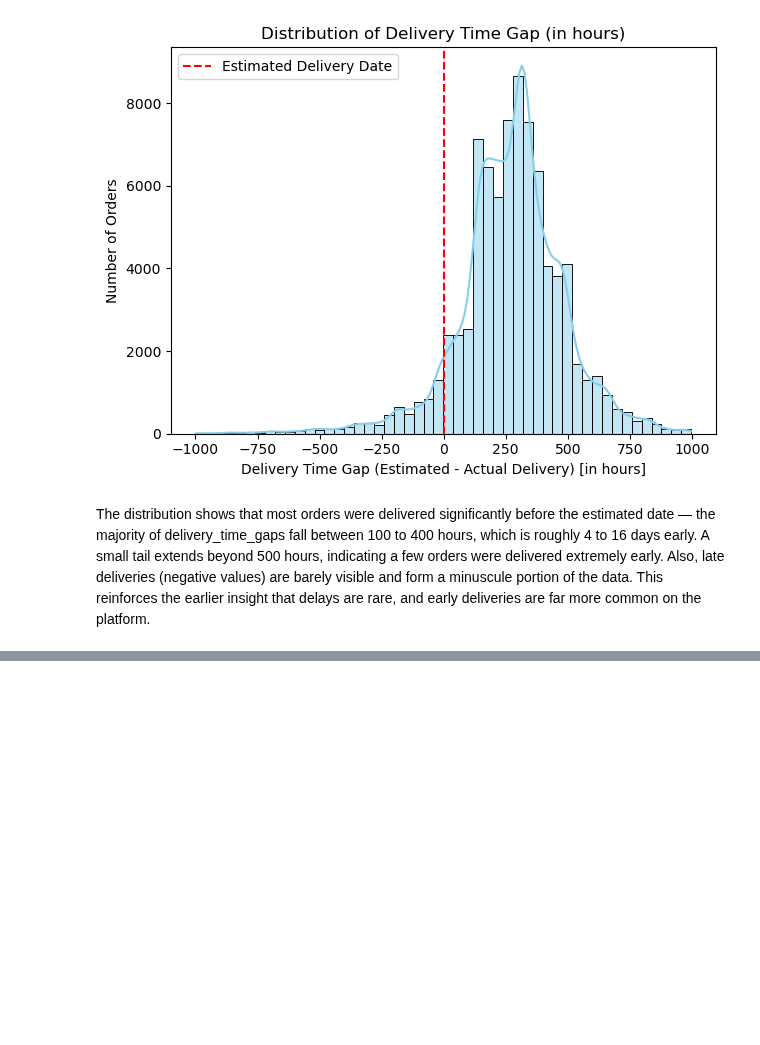
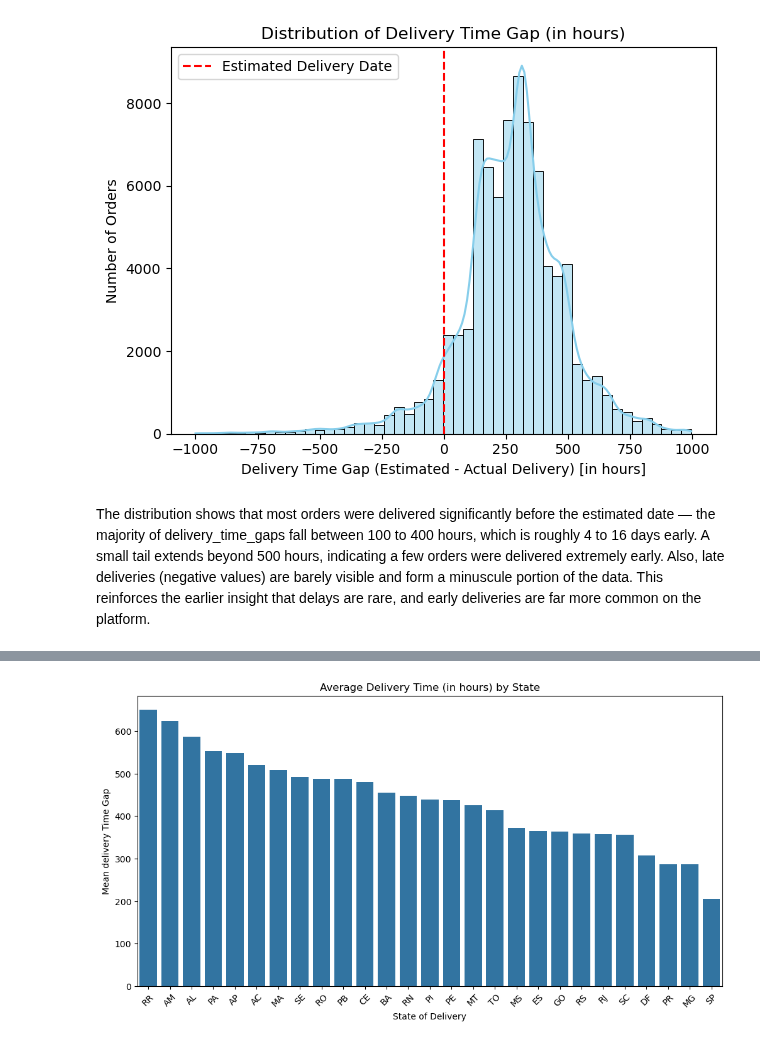
Before and after one commit to JatinY459/ecommerce-data-analysis, a Jupyter notebook: notebooks/03_EDA_orders_customers.ipynb, the cells around one changed output, grey strips where cells are left out. Drawn from its saved outputs; the diff is of its cells as text; code cells hidden in the pictures; blank space fills up the shorter version.

```diff
--- a/notebooks/03_EDA_orders_customers.ipynb
+++ b/notebooks/03_EDA_orders_customers.ipynb
@@ -157,0 +193,10 @@ The distribution shows that most orders were delivered significantly before the
+# %%
+plt.figure(figsize=(12,6))
+sns.barplot(data=state_delivery_time.sort_values('mean', ascending=False), x='customer_state', y='mean')
+plt.title('Average Delivery Time (in hours) by State')
+plt.xlabel('State of Delivery')
+plt.ylabel('Mean delivery Time Gap')
+plt.xticks(rotation=45)
+plt.show()
+# %% [output]
+[figure, added]
```
Also changed, not shown: parts of 10 cells of this notebook.
